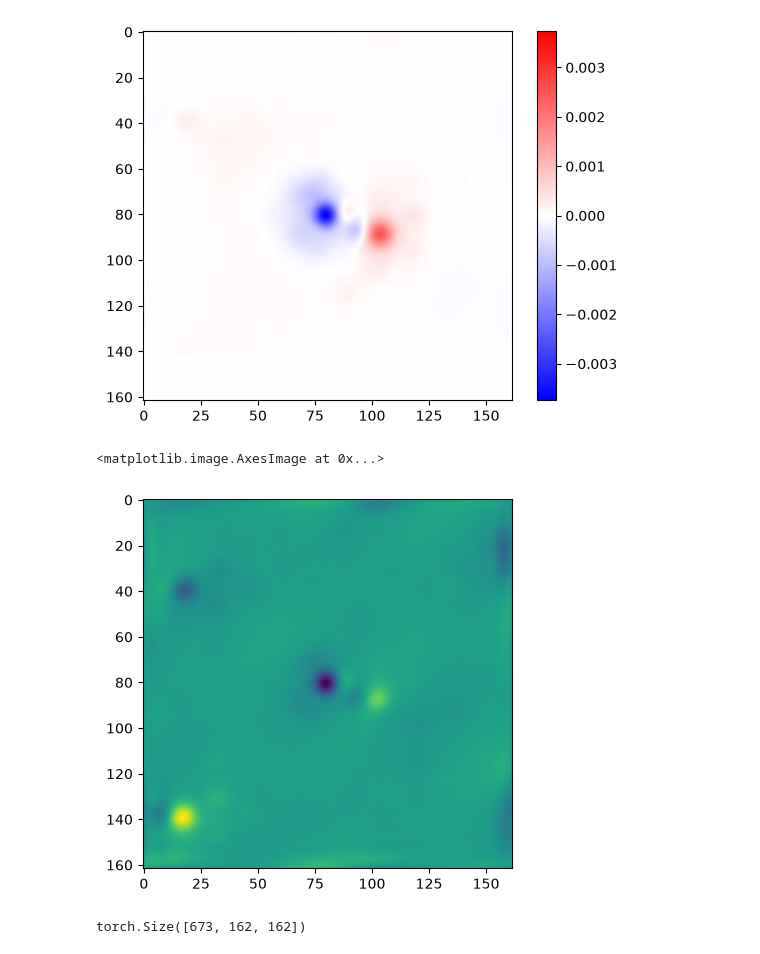
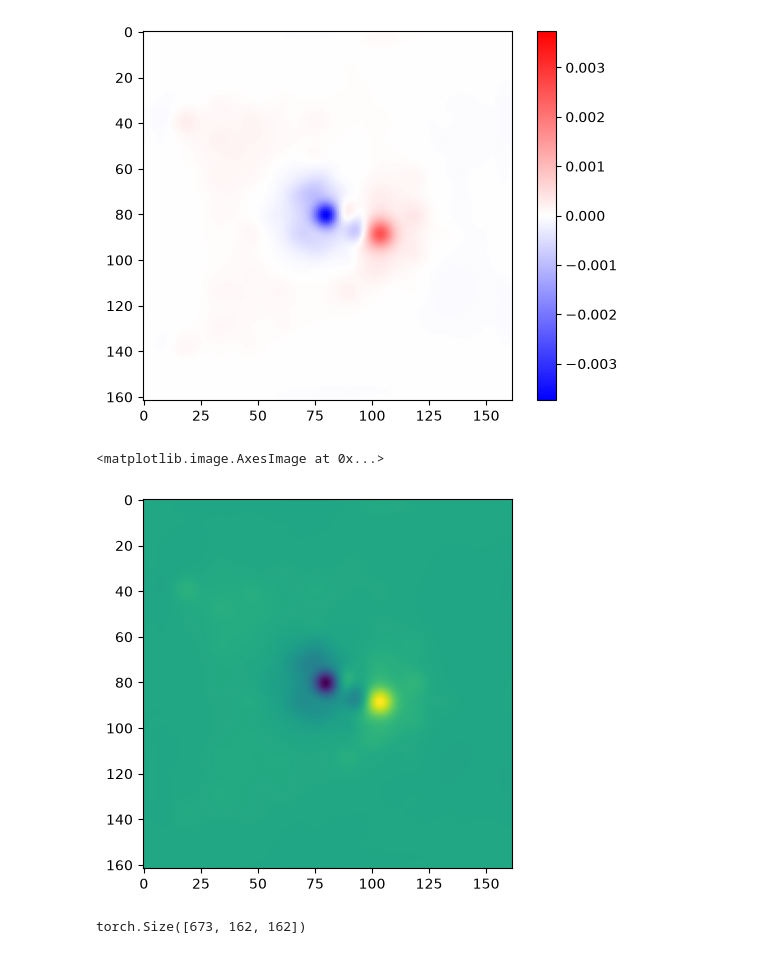
Before and after one commit to AdQuanta-Phase-Imaging/quantem, a Jupyter notebook: scripts/04 - direct methods - multiplex SSB.ipynb, the cells around one changed output. Saved outputs shown, nothing was run; the diff lists cells and outputs as text; code cells hidden in the pictures.

```diff
--- a/scripts/04 - direct methods - multiplex SSB.ipynb
+++ b/scripts/04 - direct methods - multiplex SSB.ipynb
@@ -539,31 +550,31 @@ plt.colorbar()
 # %%
 ptycho_merged_q_filter = DirectPtychography.from_dataset4d(
     dataset_merged,
     energy=60e3,                      # eV
     semiangle_cutoff=30,   # mrad
     aberration_coefs={"defocus": 0},  # Å
 ).reconstruct(deconvolution_kernel="ssb")
 
 ptycho_merged_q_filter._preprocess()
 
 filter_center = ptycho_merged_q_filter._vbf_fourier.shape[-2] // 2, ptycho_merged_q_filter._vbf_fourier.shape[-1] // 2
 filter_radius = 20
 qs_filter = np.zeros(ptycho_merged_q_filter._vbf_fourier.shape[-2:], dtype=np.float32)
 q_ax = np.arange(ptycho_merged_q_filter._vbf_fourier.shape[-2])
 qs_filter = (
     (q_ax[np.newaxis, :] - filter_center[0])**2 + (q_ax[:, np.newaxis] - filter_center[1])**2
     < filter_radius**2
 )
 filtered_vbf_fourier = ptycho_merged_q_filter._vbf_fourier * qs_filter[np.newaxis, :, :]
 
-filtered_vbf_fourier = torch.roll(filtered_vbf_fourier, dims=(-1, -2))
+# filtered_vbf_fourier = torch.roll(filtered_vbf_fourier, dims=(-1, -2))
 ptycho_merged_q_filter._vbf_fourier = torch.fft.fftshift(filtered_vbf_fourier, dim=(-1, -2))
 ptycho_merged_q_filter.reconstruct(deconvolution_kernel="ssb")
 obj_merged_q_filtered = ptycho_merged_q_filter.obj  # reconstructed phase, numpy array
 plt.imshow(obj_merged_q_filtered)
 # %% [output]
 <matplotlib.image.AxesImage at 0x...>
-[figure, old version]
+[figure, new version]
 # %%
 ptycho_merged_q_filter
 # %%
```
Also changed, not shown: parts of 12 cells of this notebook, 2 other files.
